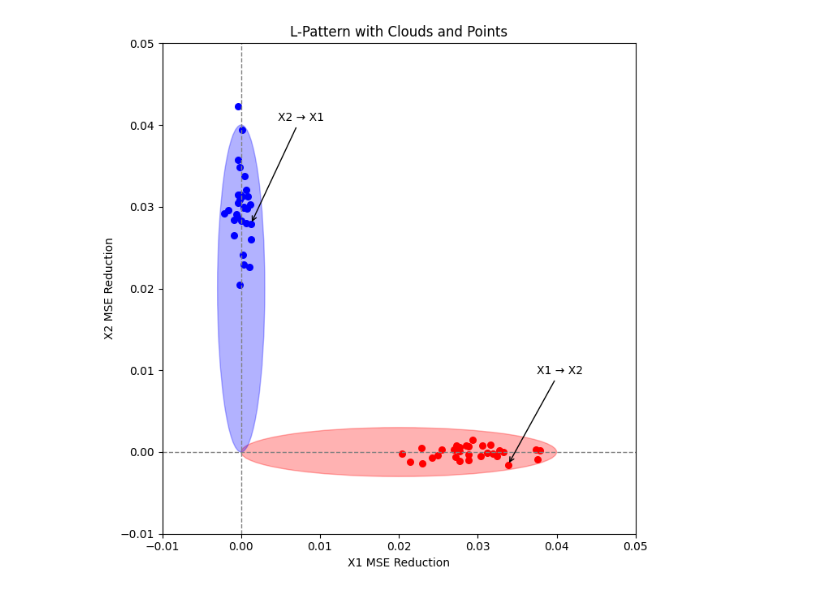
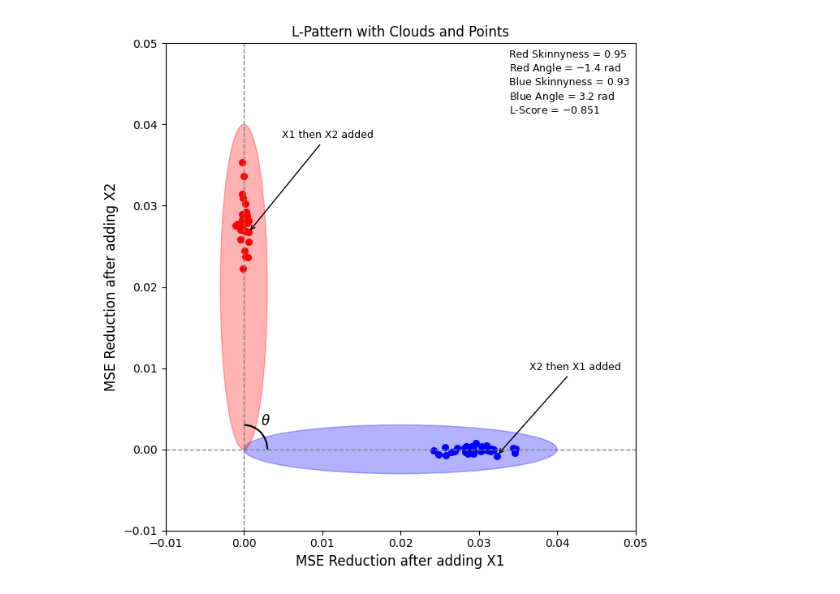
Before and after one commit to A-Shamail/Ordering, a Jupyter notebook: Code/vis.ipynb, the cells around one changed output. Cells and saved outputs as stored; diff of their text form; code cells hidden in the pictures.

```diff
--- a/Code/vis.ipynb
+++ b/Code/vis.ipynb
@@ -12,7 +117,7 @@ horizontal_oval = Ellipse(
     width=0.04,       # wider horizontally
     height=0.006,     # very skinny vertically
     angle=0,
-    color='red',
+    color='blue',
     alpha=0.3,
     label='Horizontal cloud'
 )
@@ -24,54 +129,89 @@ vertical_oval = Ellipse(
     width=0.006,      # very skinny horizontally
     height=0.04,      # tall vertically
     angle=0,
-    color='blue',
+    color='red',
     alpha=0.3,
     label='Vertical cloud'
 )
 ax.add_patch(vertical_oval)
 
 # Generate random points inside each cloud
 np.random.seed(42)
 
 # Points for red cloud (around (0.02, 0))
-x_red = np.random.normal(loc=0.03, scale=0.005, size=30)
-y_red = np.random.normal(loc=0.0, scale=0.0008, size=30)
+x_red = np.random.normal(loc=0.03, scale=0.003, size=30)
+y_red = np.random.normal(loc=0.0, scale=0.0004, size=30)
 
 # Points for blue cloud (around (0, 0.02))
-x_blue = np.random.normal(loc=0.0, scale=0.0008, size=30)
-y_blue = np.random.normal(loc=0.03, scale=0.005, size=30)
+x_blue = np.random.normal(loc=0.0, scale=0.0004, size=30)
+y_blue = np.random.normal(loc=0.028, scale=0.003, size=30)
 
 # Plot points
-ax.scatter(x_red, y_red, color='red', s=30)
-ax.scatter(x_blue, y_blue, color='blue', s=30)
+ax.scatter(x_red, y_red, color='blue', s=30)
+ax.scatter(x_blue, y_blue, color='red', s=30)
 
-ax.annotate("X1 → X2", xy=(x_red[7], y_red[7]), xytext=(x_red[0]+0.005, y_red[0]+0.01),
-            arrowprops=dict(arrowstyle='->', color='black'), fontsize=10, color='black')
+ax.annotate("X2 then X1 added", xy=(x_red[7], y_red[7]), xytext=(x_red[0]+0.005, y_red[0]+0.01),
+            arrowprops=dict(arrowstyle='->', color='black'), fontsize=9, color='black')
 
-ax.annotate("X2 → X1", xy=(x_blue[11], y_blue[11]), xytext=(x_blue[0]+0.005, y_blue[0]+0.01),
-            arrowprops=dict(arrowstyle='->', color='black'), fontsize=10, color='black')
+ax.annotate("X1 then X2 added", xy=(x_blue[11], y_blue[11]), xytext=(x_blue[0]+0.005, y_blue[0]+0.01),
+            arrowprops=dict(arrowstyle='->', color='black'), fontsize=9, color='black')
+
+angle_center = (0, 0)   # center at origin
+theta1 = 0              # starting angle (X-axis)
+theta2 = 90             # ending angle (example: 30 degrees for demo)
+arc_radius = 0.003       # size of the arc
+
+# Add the arc showing the angle
+arc = Arc(angle_center, width=2*arc_radius, height=2*arc_radius,
+          angle=0, theta1=theta1, theta2=theta2, color='black', lw=1.5)
+ax.add_patch(arc)
+
+# Label theta
+ax.text(0.0022, 0.003, r'$\theta$', fontsize=12, color='black')
+
+
+# Add pseudo L-score calculation (updated skinny values)
+ax.text(
+    0.0339, 0.04924,  # Adjust (x,y) if needed
+    r"Red Skinnyness = 0.95" + "\n" +
+    r"Red Angle = $-1.4$ rad" + "\n" +
+    r"Blue Skinnyness = 0.93" + "\n" +
+    r"Blue Angle = $3.2$ rad" + "\n" +
+    r"L-Score = $-0.851$",
+    fontsize=9,
+    verticalalignment='top',
+    bbox=dict(facecolor='white', edgecolor='gray', boxstyle='round,pad=0.5', alpha=0.0)
+)
+
 
 # Axes, Labels
 ax.axhline(0, color='gray', linestyle='--', linewidth=1)
 ax.axvline(0, color='gray', linestyle='--', linewidth=1)
 ax.set_xlim(-0.01, 0.05)
 ax.set_ylim(-0.01, 0.05)
-ax.set_xlabel("X1 MSE Reduction")
-ax.set_ylabel("X2 MSE Reduction")
+ax.set_xlabel("MSE Reduction after adding X1", fontsize=12)
+ax.set_ylabel("MSE Reduction after adding X2", fontsize=12)
 ax.set_title("L-Pattern with Clouds and Points")
 # remove grid in background
 # ax.legend()
 ax.grid(False)
 plt.tight_layout()
-plt.savefig('fig1.pdf',
+
+
+# plt.savefig('fig1.pdf',
+#             bbox_inches='tight',  # removes extra white spaces around the figure
+#             dpi=300,             # sets resolution
+#             format='pdf')
+
+
+plt.savefig('fig2.pdf',
             bbox_inches='tight',  # removes extra white spaces around the figure
             dpi=300,             # sets resolution
             format='pdf')
 
-
 plt.show()
 # %% [output]
-[figure, old version]
+[figure, new version]
 # %%
 import numpy as np
 import matplotlib.pyplot as plt
```
Also changed, not shown: parts of 5 cells of this notebook, 5 other files.
